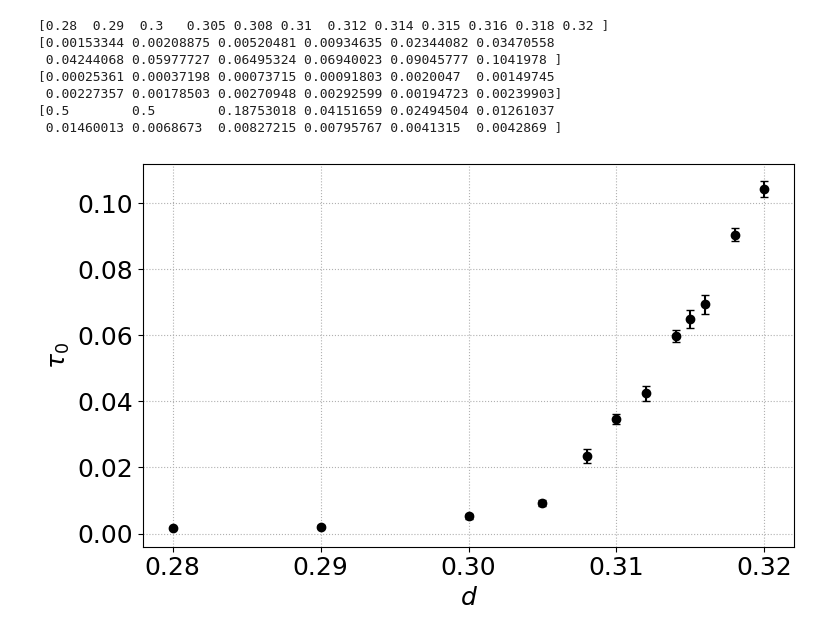
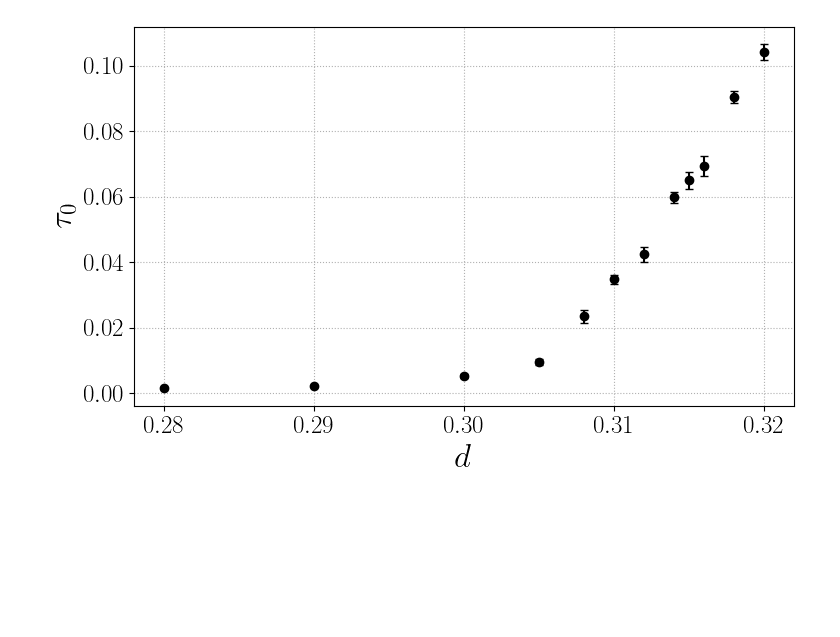
Before and after one commit to smdrzazga/LAMMPS, a Jupyter notebook: plot_printer.ipynb, the cells around one changed output. Saved outputs shown, nothing was run; the diff lists cells and outputs as text; code cells hidden in the pictures; blank space fills up the shorter version.

```diff
--- a/plot_printer.ipynb
+++ b/plot_printer.ipynb
@@ -97,17 +97,13 @@ var_lambda = 0.004286899748726317
 location = "C:/Users/Szymek/Desktop/smectic_params_new.txt"
 
 x = 150
-density = []
-lambd = []
-varLambd = []
-amplitude = []
-varAmplitude = []
+density, lambd, varLambd, amplitude, varAmplitude = [], [], [], [], []
 
 with open(location, "r") as f:
     for line in f:
         line = line.strip().split("=")
         # print(line)
-        if line[0] == "d":
+        if line[0] == "d ":
             density.append(line[-1])
         elif line[0] == "A ":
             amplitude.append(line[-1])
@@ -116,48 +112,36 @@ with open(location, "r") as f:
         elif line[0] == "lambda ":
             # clamp correlation length to 300 pixels for readability
             l = line[-1]
             if float(l) > 7.:
                 l = 7.
             lambd.append(l)
         elif line[0] == "varLambda ":
             l = line[-1]
             if float(l) > 0.5:
                 l = 0.5
             varLambd.append(l)
         else:
             continue
 density = np.array(density, dtype=float)
 amplitude = np.array(amplitude, dtype=float)
 Damplitude = np.array(varAmplitude, dtype=float)
 lambd = np.array(lambd, dtype=float)
 Dlambd = np.array(varLambd, dtype=float)
 # lambd *= 1/7      # rescale correlation length from pixels to box width
 
-print(density)
-print(amplitude)
-print(Damplitude)
-print(Dlambd)
+
 
 plt.figure(figsize=(8, 5))
 # plt.scatter(density, amplitude, )
-plt.rcParams.update({'font.size': 18})
-plt.rcParams.update({"text.usetex": False})
 plt.errorbar(density, amplitude, yerr=Damplitude, fmt='o', capsize=3, c='black', ecolor = "black", label="tau")
-plt.xlabel(r'$d$')
-plt.ylabel(r'$\tau_0$')
+plt.xlabel(r'$d$', fontsize=24)
+plt.ylabel(r'$\tau_0$', fontsize=24)
 plt.grid(linestyle='dotted')
 plt.tight_layout()
 # plt.title(f"smectic order parameter at wall")
 # plt.show()
 plt.savefig(f"C:/Users/Szymek/Desktop/checkpoint_01.03.24/images/smectic_params_vs_density.png", dpi=300)
 # %% [output]
-[0.28  0.29  0.3   0.305 0.308 0.31  0.312 0.314 0.315 0.316 0.318 0.32 ]
-[0.00153344 0.00208875 0.00520481 0.00934635 0.02344082 0.03470558
- 0.04244068 0.05977727 0.06495324 0.06940023 0.09045777 0.1041978 ]
-[0.00025361 0.00037198 0.00073715 0.00091803 0.0020047  0.00149745
- 0.00227357 0.00178503 0.00270948 0.00292599 0.00194723 0.00239903]
-[0.5        0.5        0.18753018 0.04151659 0.02494504 0.01261037
- 0.01460013 0.0068673  0.00827215 0.00795767 0.0041315  0.0042869 ]
-[figure, old version]
+[figure, new version]
 # %%
 plt.figure(figsize=(8, 5))
```
Also changed, not shown: parts of 5 cells of this notebook.
